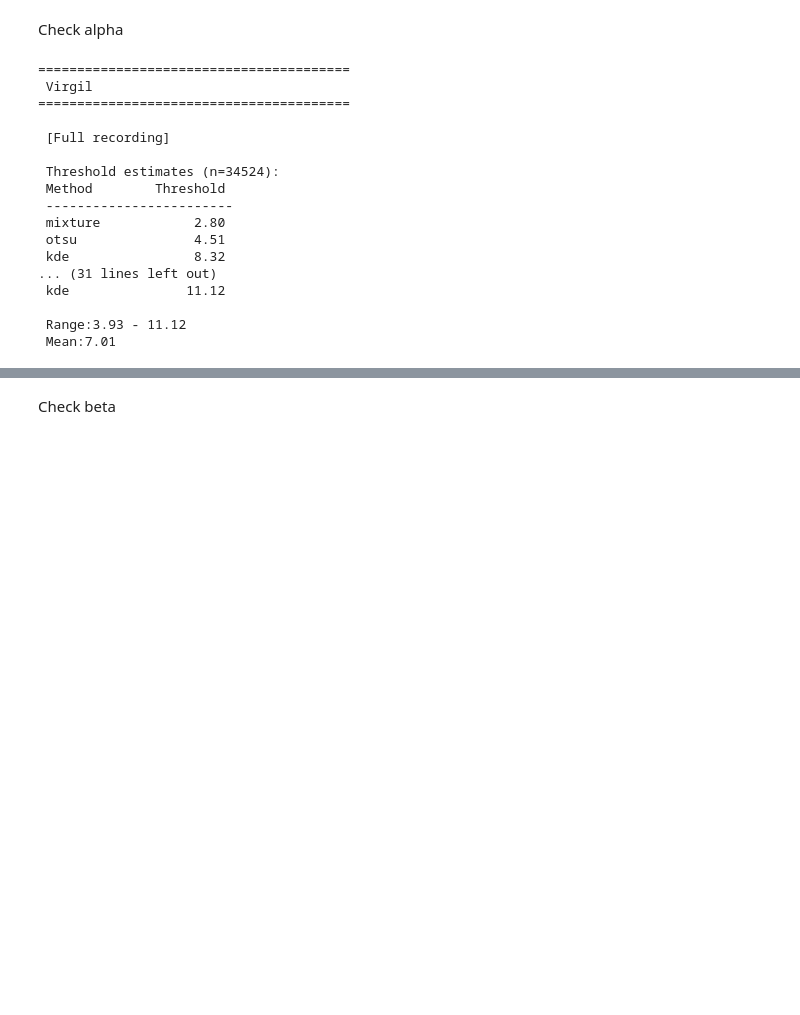
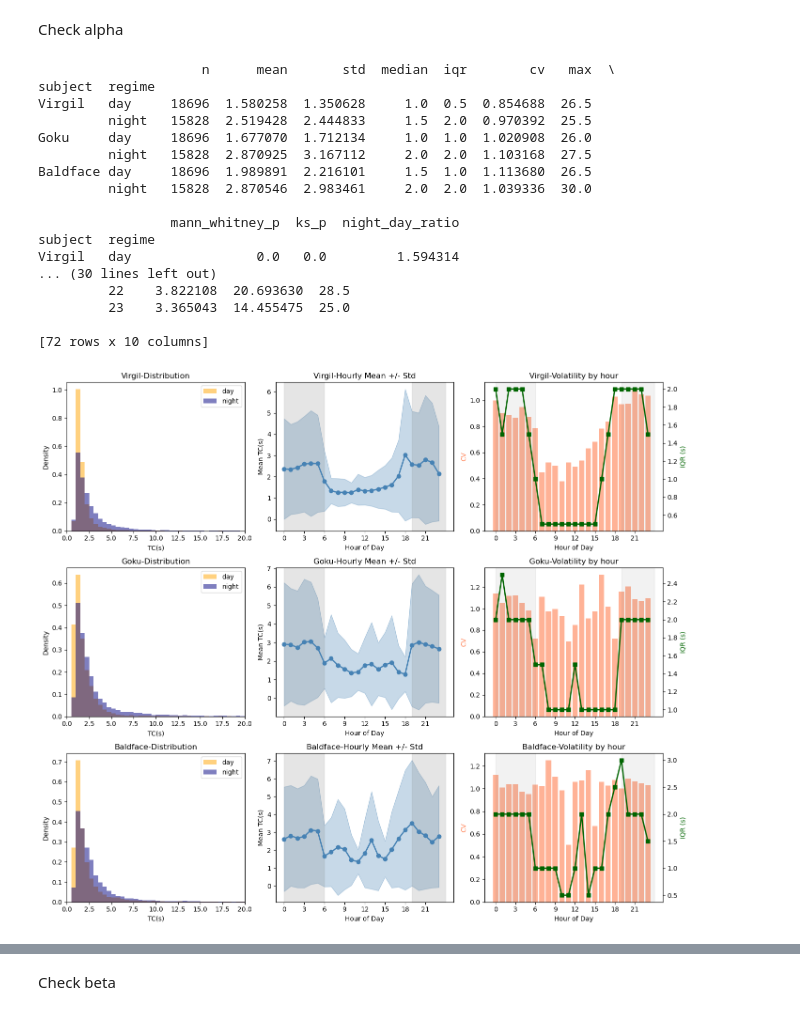
Before and after one commit to StlrsSpBwl/Intrinsic-Timescale, a Jupyter notebook: Intrinsic Timescale Volatility Modeling.ipynb, the cells around one changed output, grey strips where cells are left out. Saved outputs shown, nothing was run; the diff lists cells and outputs as text; code cells hidden in the pictures; blank space fills up the shorter version.

```diff
--- a/Intrinsic Timescale Volatility Modeling.ipynb
+++ b/Intrinsic Timescale Volatility Modeling.ipynb
@@ -308,7 +295,7 @@ def tc_day_night_distribution(df,light_on=6,light_off=19,max_tc=20,figsize=(14,1
         bins = np.arange(0,vals.max()+0.5,0.5)
         ax.hist(day,bins = bins,density=True,alpha=0.5,color='orange',label='day')
         ax.hist(night,bins = bins,density=True,alpha=0.5,color='navy',label='night')
-        ax.set_xlable('TC(s)')
+        ax.set_xlabel('TC(s)')
         ax.set_ylabel('Density')
         ax.set_title(f"{subj}-Distribution")
         ax.legend()
@@ -401,30 +388,32 @@ def plot_mixture_fit(x,subj_name='',n_components=2,figsize=(10,5)):
     return fig, threshold, params
 # %% [markdown]
 Check alpha
-# %%
-for subj in alpha.columns:
-    print(f"\n{'='*40}")
-    print(f" {subj}")
-    print(f"{'='*40}")
-
-    # All data
-    print("\n [Full recording]")
-    results = find_threshold(alpha[subj].values)
-# %% [output]
-========================================
- Virgil
-========================================
-
- [Full recording]
-
- Threshold estimates (n=34524):
- Method        Threshold
- ------------------------
- mixture            2.80
- otsu               4.51
- kde                8.32
-... (31 lines left out)
- kde               11.12
-
- Range:3.93 - 11.12
- Mean:7.01
+# %%
+# Full Alpha EDA
+fig_alpha,summary_alpha = tc_day_night_distribution(alpha,light_on=6,light_off=19)
+print(summary_alpha)
+# Hourly volatility table
+hourly_alpha = tc_hourly_volatility(alpha,light_on=6,light_off=19)
+print(hourly_alpha)
+# Mixture fit visualization per subject
+for subj in alpha.columns:
+    fig, thresh, params = plot_mixture_fit(alpha[subj].values,subj_name=subj)
+# %% [output]
+                     n      mean       std  median  iqr        cv   max  \
+subject  regime
+Virgil   day     18696  1.580258  1.350628     1.0  0.5  0.854688  26.5
+         night   15828  2.519428  2.444833     1.5  2.0  0.970392  25.5
+Goku     day     18696  1.677070  1.712134     1.0  1.0  1.020908  26.0
+         night   15828  2.870925  3.167112     2.0  2.0  1.103168  27.5
+Baldface day     18696  1.989891  2.216101     1.5  1.0  1.113680  26.5
+         night   15828  2.870546  2.983461     2.0  2.0  1.039336  30.0
+
+                 mann_whitney_p  ks_p  night_day_ratio
+subject  regime
+Virgil   day                0.0   0.0         1.594314
+... (30 lines left out)
+         22    3.822108  20.693630  28.5
+         23    3.365043  14.455475  25.0
+
+[72 rows x 10 columns]
+[figure, added]
```
Also changed, not shown: parts of 10 cells of this notebook, 2 other files.
